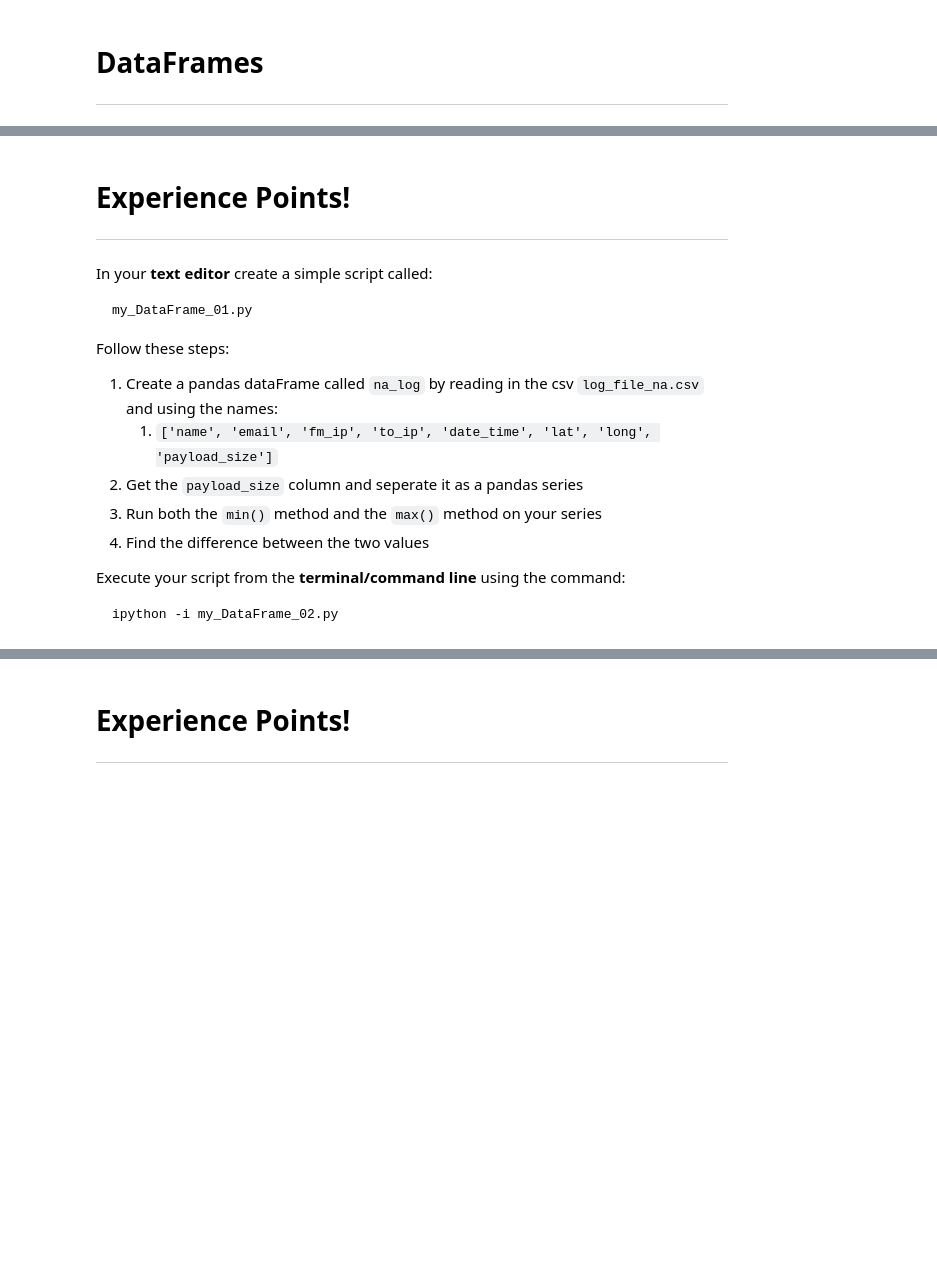
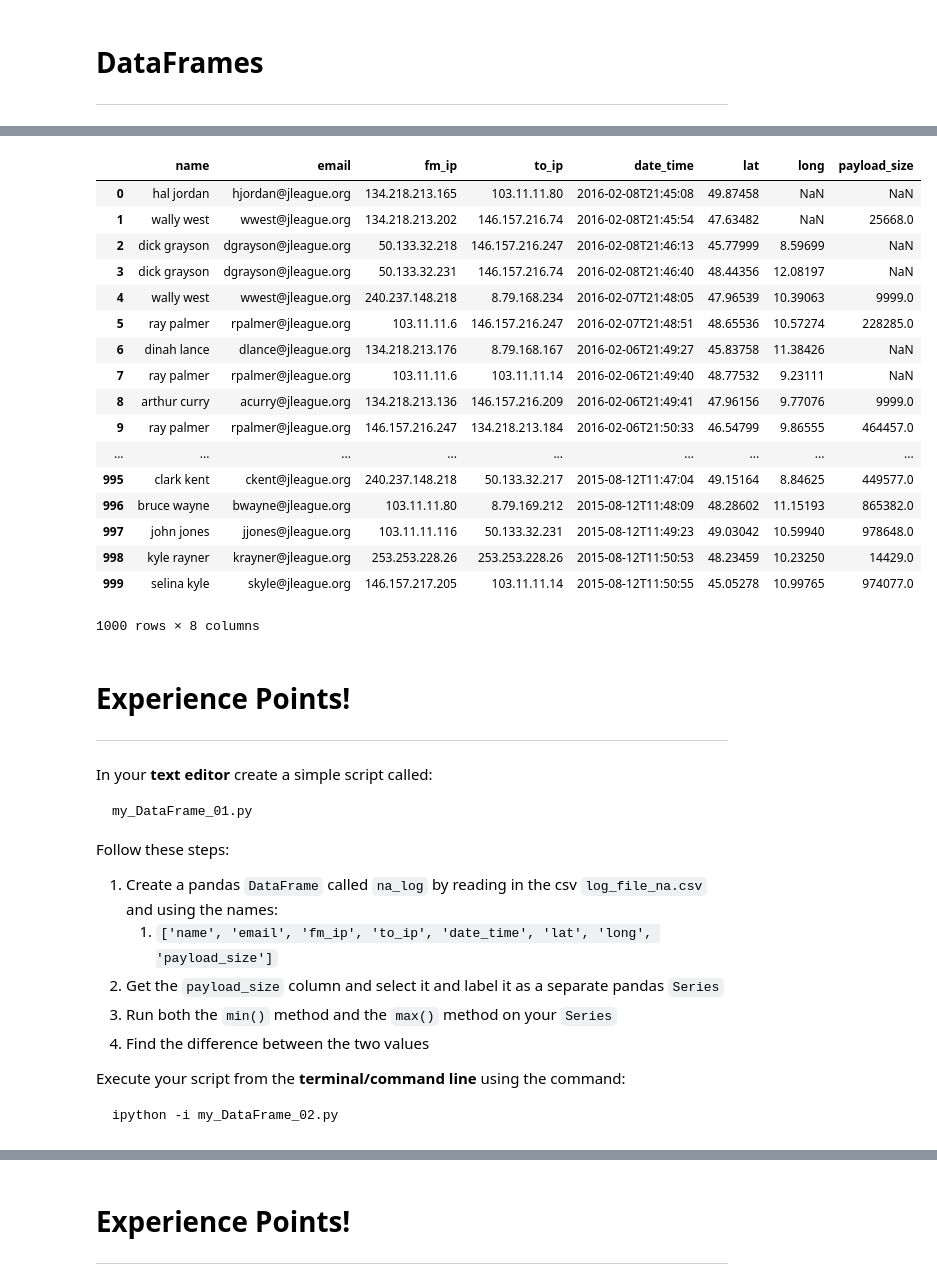
Before and after one commit to wtberry/data_analysis_tutorials, a Jupyter notebook: 15/pandas_dataframes_series.ipynb, the cells around one changed output, grey strips where cells are left out. Cells and saved outputs as stored; diff of their text form; code cells hidden in the pictures; blank space fills up the shorter version.

```diff
--- a/15/pandas_dataframes_series.ipynb
+++ b/15/pandas_dataframes_series.ipynb
@@ -468,6 +703,27 @@ logs = pd.read_csv('pandas_numpy/log_file_na.csv', names=['name',
                                                      'lat',
                                                      'long',
                                                      'payload_size'])
+# %%
+logs
+# %% [output]
+|  | name | email | fm_ip | to_ip | date_time | lat | long | payload_size |
+| 0 | hal jordan | hjordan@jleague.org | 134.218.213.165 | 103.11.11.80 | 2016-02-08T21:45:08 | 49.87458 | NaN | NaN |
+| 1 | wally west | wwest@jleague.org | 134.218.213.202 | 146.157.216.74 | 2016-02-08T21:45:54 | 47.63482 | NaN | 25668.0 |
+| 2 | dick grayson | dgrayson@jleague.org | 50.133.32.218 | 146.157.216.247 | 2016-02-08T21:46:13 | 45.77999 | 8.59699 | NaN |
+| 3 | dick grayson | dgrayson@jleague.org | 50.133.32.231 | 146.157.216.74 | 2016-02-08T21:46:40 | 48.44356 | 12.08197 | NaN |
+| 4 | wally west | wwest@jleague.org | 240.237.148.218 | 8.79.168.234 | 2016-02-07T21:48:05 | 47.96539 | 10.39063 | 9999.0 |
+| 5 | ray palmer | rpalmer@jleague.org | 103.11.11.6 | 146.157.216.247 | 2016-02-07T21:48:51 | 48.65536 | 10.57274 | 228285.0 |
+| 6 | dinah lance | dlance@jleague.org | 134.218.213.176 | 8.79.168.167 | 2016-02-06T21:49:27 | 45.83758 | 11.38426 | NaN |
+| 7 | ray palmer | rpalmer@jleague.org | 103.11.11.6 | 103.11.11.14 | 2016-02-06T21:49:40 | 48.77532 | 9.23111 | NaN |
+| 8 | arthur curry | acurry@jleague.org | 134.218.213.136 | 146.157.216.209 | 2016-02-06T21:49:41 | 47.96156 | 9.77076 | 9999.0 |
+| 9 | ray palmer | rpalmer@jleague.org | 146.157.216.247 | 134.218.213.184 | 2016-02-06T21:50:33 | 46.54799 | 9.86555 | 464457.0 |
+| ... | ... | ... | ... | ... | ... | ... | ... | ... |
+| 995 | clark kent | ckent@jleague.org | 240.237.148.218 | 50.133.32.217 | 2015-08-12T11:47:04 | 49.15164 | 8.84625 | 449577.0 |
+| 996 | bruce wayne | bwayne@jleague.org | 103.11.11.80 | 8.79.169.212 | 2015-08-12T11:48:09 | 48.28602 | 11.15193 | 865382.0 |
+| 997 | john jones | jjones@jleague.org | 103.11.11.116 | 50.133.32.231 | 2015-08-12T11:49:23 | 49.03042 | 10.59940 | 978648.0 |
+| 998 | kyle rayner | krayner@jleague.org | 253.253.228.26 | 253.253.228.26 | 2015-08-12T11:50:53 | 48.23459 | 10.23250 | 14429.0 |
+| 999 | selina kyle | skyle@jleague.org | 146.157.217.205 | 103.11.11.14 | 2015-08-12T11:50:55 | 45.05278 | 10.99765 | 974077.0 |
+1000 rows × 8 columns
 # %% [markdown]
 # Experience Points!
 ---
@@ -480,10 +736,10 @@ my_DataFrame_01.py
 
 Follow these steps:
 
-1. Create a pandas dataFrame called `na_log` by reading in the csv `log_file_na.csv` and using the names:
+1. Create a pandas `DataFrame` called `na_log` by reading in the csv `log_file_na.csv` and using the names:
     1. `['name', 'email', 'fm_ip', 'to_ip', 'date_time', 'lat', 'long', 'payload_size']`
-1. Get the `payload_size` column and seperate it as a pandas series
-1. Run both the `min()` method and the `max()` method on your series
+1. Get the `payload_size` column and select it and label it as a separate pandas `Series`
+1. Run both the `min()` method and the `max()` method on your `Series`
 1. Find the difference between the two values
 
 Execute your script from the **terminal/command line** using the command:
```
Also changed, not shown: parts of 43 cells of this notebook.
